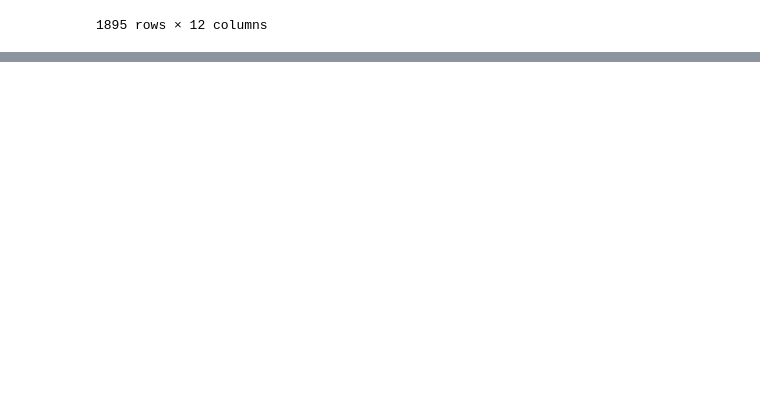
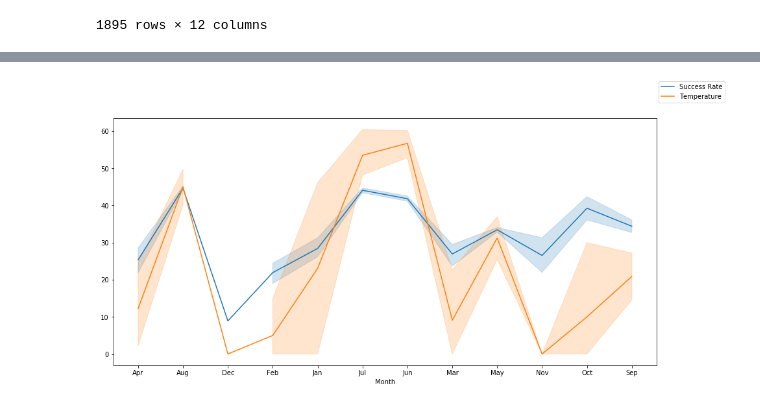
Before and after one commit to sharangnimbalkar/Python, a Jupyter notebook: Final_Project.ipynb, the cells around one changed output, grey strips where cells are left out. Saved outputs shown, nothing was run; the diff lists cells and outputs as text; code cells hidden in the pictures; blank space fills up the shorter version.

```diff
--- a/Final_Project.ipynb
+++ b/Final_Project.ipynb
@@ -321,0 +374,13 @@ joined_df.head()
+# %%
+# As there are number of dates when the climb attempts we made, we group them into months
+
+import calendar
+
+joined_df["Date"] = pd.to_datetime(joined_df["Date"])
+joined_df["Month"] = 0
+joined_df["Month"] = joined_df["Date"].dt.month
+
+#Using the lambda function
+joined_df.Month = joined_df.Month.apply(lambda x: calendar.month_abbr[x])
+
+joined_df.head()
@@ -321,0 +394,14 @@ joined_df.head()
+# %%
+# Computing the impact of temperature on the success rate
+f, ax = plt.subplots(1, 1, figsize=(15, 7))
+
+joined_df["Success Percentage"] = joined_df["Success Percentage"] * 100
+
+sns.lineplot(x="Month", y="Temperature AVG", data=joined_df, ax=ax)
+sns.lineplot(x=joined_df["Month"], y="Success Percentage", data=joined_df, ax=ax)
+
+ax.set_ylabel("")
+f.legend(labels=["Success Rate", "Temperature"])
+plt.show()
+# %% [output]
+[figure, added]
```
Also changed, not shown: parts of 9 cells of this notebook.
